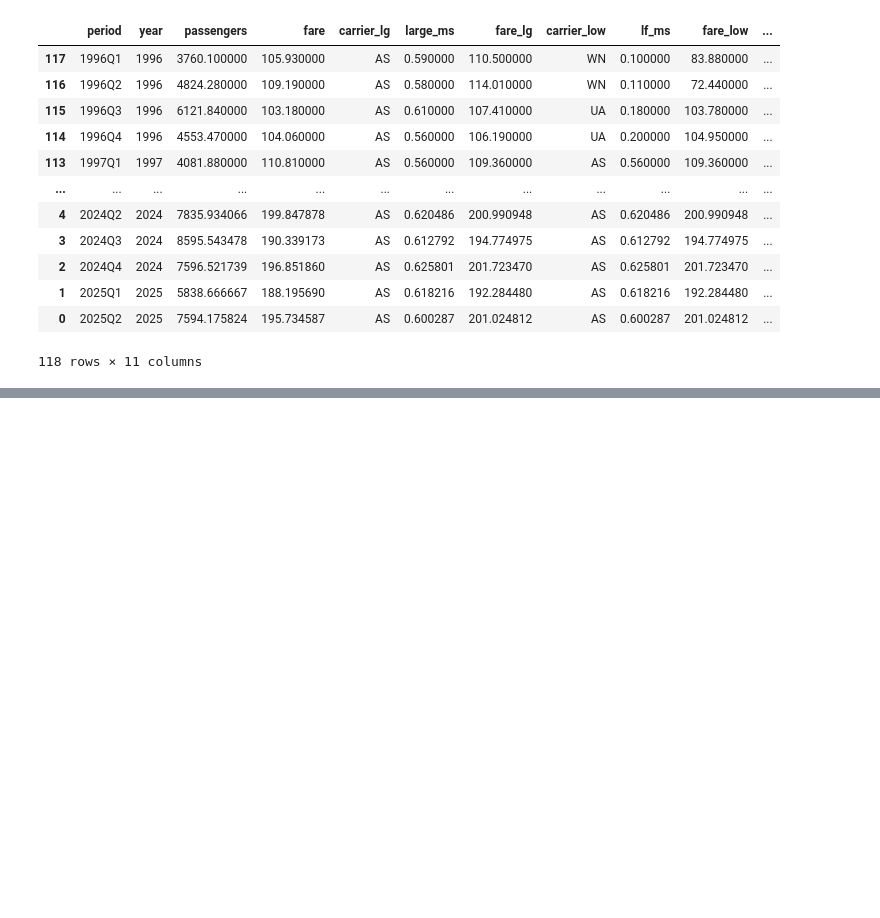
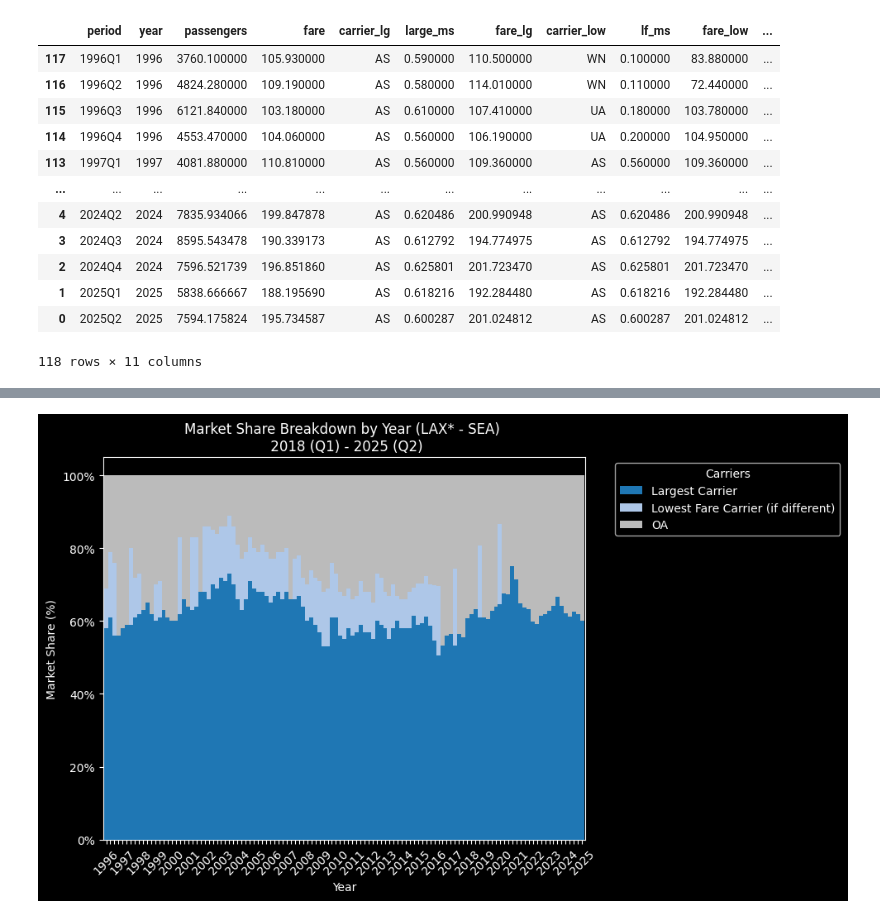
Before and after one commit to admacpherson/Sample-Revenue-Management, a Jupyter notebook: analysis/graphs.ipynb, the cells around one changed output, grey strips where cells are left out. Cells and saved outputs as stored; diff of their text form; code cells hidden in the pictures; blank space fills up the shorter version.

```diff
--- a/analysis/graphs.ipynb
+++ b/analysis/graphs.ipynb
@@ -37,24 +37,24 @@ average_city_fare_df
 | 73 | 74 | LGB | Long Beach | CA | 345.59 |
 # %%
 # Import market info dataframe from static tables
-la_seattle_df = pd.read_csv("../data/la_to_seattle_t1_static.csv")
+df = pd.read_csv("../data/la_to_seattle_t1_static.csv")
 
 # Combine year and quarter, insert at front, and sort
-period = la_seattle_df['year'].astype(str) + "Q" + la_seattle_df['quarter'].astype(str)
-la_seattle_df.insert(0, 'period', period)
-la_seattle_df.sort_values(by="period", ascending=True, inplace=True)
+period = df['year'].astype(str) + "Q" + df['quarter'].astype(str)
+df.insert(0, 'period', period)
+df.sort_values(by="period", ascending=True, inplace=True)
 
 # Drop extra columns
-la_seattle_df = la_seattle_df.drop(['quarter', 'city1', 'city2', 'nsmiles', 'citymarketid_1', 'citymarketid_2', 'table_1_flag', 'location_1', 'location_2', 'location_1_city', 'location_2_city'], axis=1)
+df = df.drop(['quarter', 'city1', 'city2', 'nsmiles', 'citymarketid_1', 'citymarketid_2', 'table_1_flag', 'location_1', 'location_2', 'location_1_city', 'location_2_city'], axis=1)
 
 # Calculate OA market share
-la_seattle_df['OA_ms'] = np.where (
-    la_seattle_df['carrier_lg'] == la_seattle_df['carrier_low'],
-    1 - (la_seattle_df['large_ms']),
-    1 - (la_seattle_df['large_ms'] + la_seattle_df["lf_ms"])
+df['OA_ms'] = np.where (
+    df['carrier_lg'] == df['carrier_low'],
+    1 - (df['large_ms']),
+    1 - (df['large_ms'] + df["lf_ms"])
 )
 
-la_seattle_df
+df
 # %% [output]
 |  | period | year | passengers | fare | carrier_lg | large_ms | fare_lg | carrier_low | lf_ms | fare_low | ... |
 | 117 | 1996Q1 | 1996 | 3760.100000 | 105.930000 | AS | 0.590000 | 110.500000 | WN | 0.100000 | 83.880000 | ... |
@@ -69,4 +69,11 @@ la_seattle_df
 | 1 | 2025Q1 | 2025 | 5838.666667 | 188.195690 | AS | 0.618216 | 192.284480 | AS | 0.618216 | 192.284480 | ... |
 | 0 | 2025Q2 | 2025 | 7594.175824 | 195.734587 | AS | 0.600287 | 201.024812 | AS | 0.600287 | 201.024812 | ... |
 118 rows × 11 columns
+# %%
+# Create helper column for plotting when largest carrier and lowest fare carrier are the same to prevent 2x graphing
+df['lf_ms_plot'] = np.where(
+    df['carrier_lg'] == df['carrier_low'],
+    0,
+    df['lf_ms']
+)
 # %%
@@ -117,0 +112,4 @@ plt.tight_layout()
+# %%
+# Plot market share from beginning of data
+plot_market_share()
+# %% [output]
@@ -117,0 +117 @@ plt.tight_layout()
+[figure, added]
```
Also changed, not shown: parts of 3 cells of this notebook.
